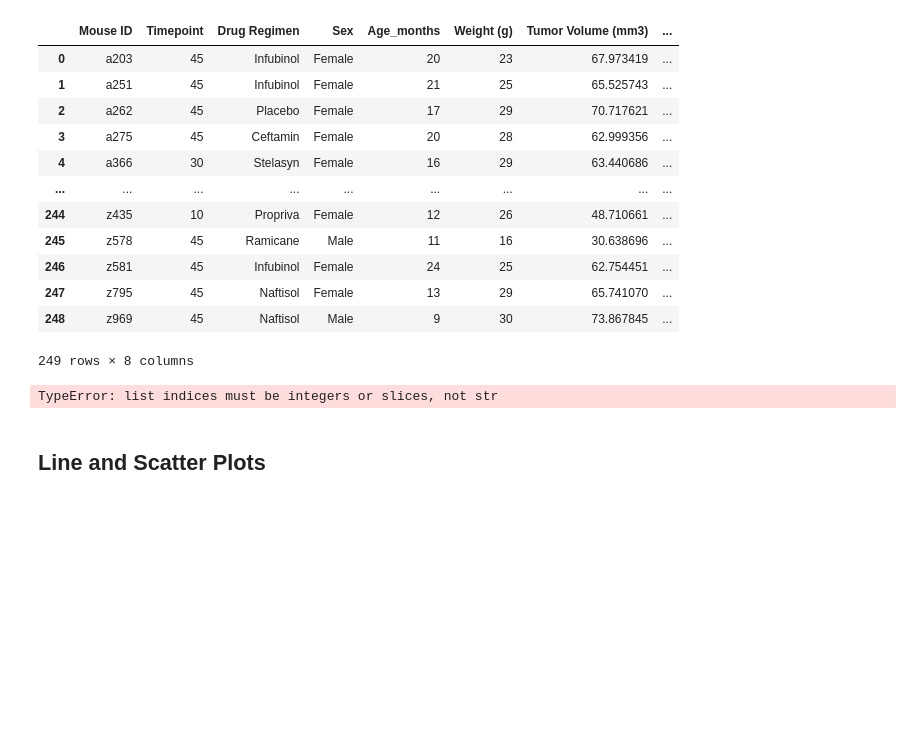
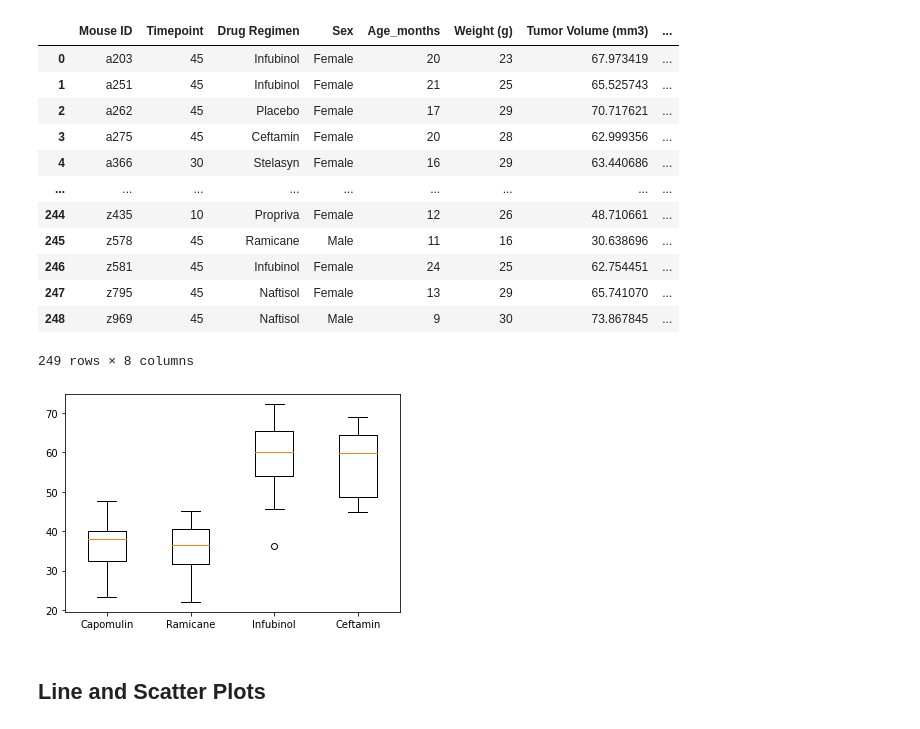
Before and after one commit to nhpatel1994/HW5-matplotlib, a Jupyter notebook: Pymaceuticals/pymaceuticals_Patel_N.ipynb, the cells around one changed output. Drawn from its saved outputs; the diff is of its cells as text; code cells hidden in the pictures; blank space fills up the shorter version.

```diff
--- a/Pymaceuticals/pymaceuticals_Patel_N.ipynb
+++ b/Pymaceuticals/pymaceuticals_Patel_N.ipynb
@@ -163,43 +213,47 @@ merged_df
 # %%
 # Put treatments into a list for for loop (and later for plot labels)
 
 treatments = ['Capomulin','Ramicane','Infubinol','Ceftamin']
 
 # Create empty list to fill with tumor vol data (for plotting)
 
 tumor_data = []
 
 # Calculate the IQR and quantitatively determine if there are any potential outliers.
 
 for treatment in treatments:
 
     # Locate the rows which contain mice on each drug and get the tumor volumes
-    drug_volume = merged_df.loc[merged_df['Drug Regimen'] == treatment][['Tumor Volume (mm3)']]
+    drug_volume = merged_df.loc[merged_df['Drug Regimen'] == treatment]
 
     # add subset
     tumor_data.append(drug_volume['Tumor Volume (mm3)'])
 
     # Determine outliers using upper and lower bounds
 
-quartiles = tumor_data['Tumor Volume (mm3)'].quantile([.25,.5,.75])
-lowerq = quartiles[0.25]
-upperq = quartiles[0.75]
-iqr = upperq-lowerq
 
-print(f"The lower quartile of Volumes is: {lowerq}")
-print(f"The upper quartile of Volumes is: {upperq}")
-print(f"The interquartile range of Volumes is: {iqr}")
-print(f"The the median of Volumes is: {quartiles[0.5]} ")
 
-lower_bound = lowerq - (1.5*iqr)
-upper_bound = upperq + (1.5*iqr)
-print(f"Values below {lower_bound} could be outliers.")
-print(f"Values above {upper_bound} could be outliers.")
+#quartiles = tumor_data.quantile([.25,.5,.75])
+#lowerq = quartiles[0.25]
+#upperq = quartiles[0.75]
+#iqr = upperq-lowerq
+
+#print(f"The lower quartile of Volumes is: {lowerq}")
+#print(f"The upper quartile of Volumes is: {upperq}")
+#print(f"The interquartile range of Volumes is: {iqr}")
+#print(f"The the median of Volumes is: {quartiles[0.5]} ")
+
+#lower_bound = lowerq - (1.5*iqr)
+#upper_bound = upperq + (1.5*iqr)
+#print(f"Values below {lower_bound} could be outliers.")
+#print(f"Values above {upper_bound} could be outliers.")
 
 plt.boxplot(tumor_data, labels = treatments)
 plt.show()
+
+#tumor_data
 # %% [output]
-TypeError: list indices must be integers or slices, not str
+[figure, added]
 # %%
 # Generate a box plot of the final tumor volume of each mouse across four regimens of interest
 # %% [markdown]
```
Also changed, not shown: parts of 10 cells of this notebook, 1 other file.
